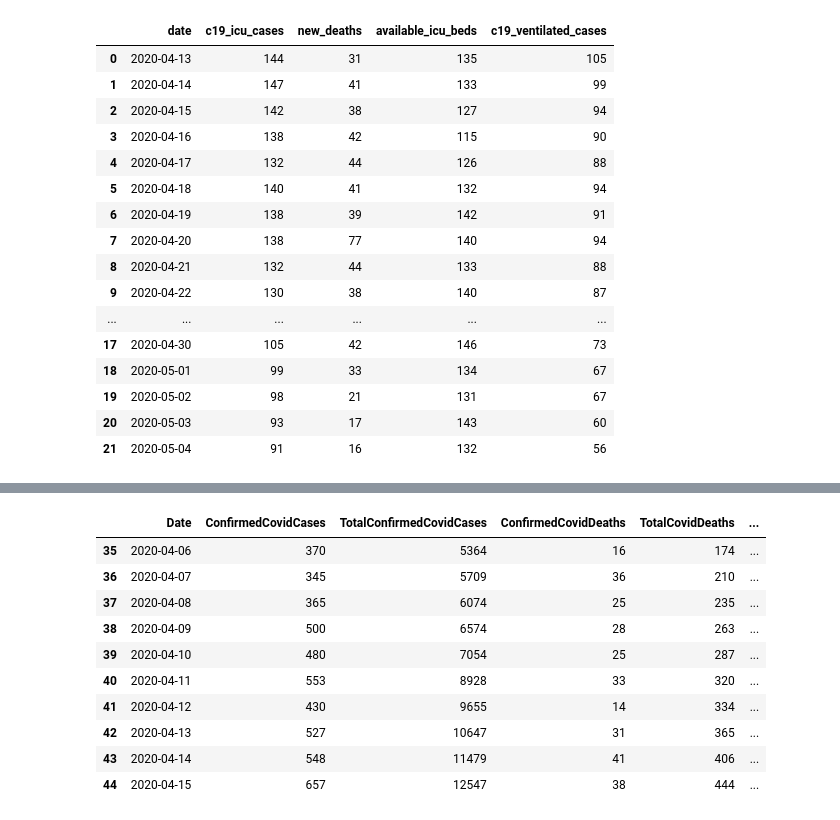
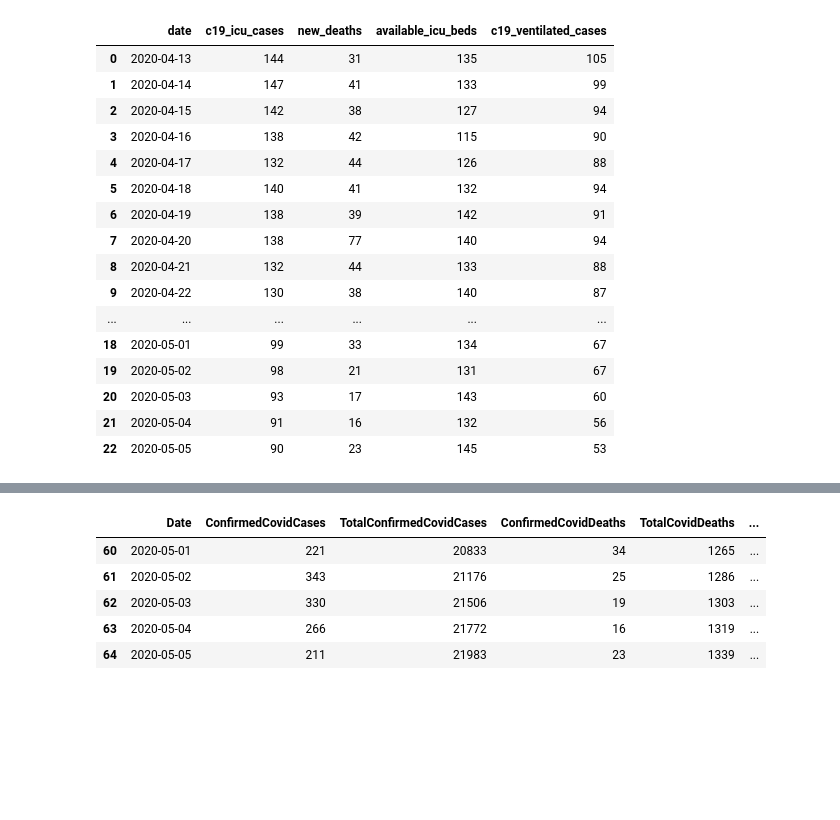
Before and after one commit to davidrelihan/ireland_covid19_analysis, a Jupyter notebook: ireland_c19_analysis.ipynb, the cells around one changed output, grey strips where cells are left out. Drawn from its saved outputs; the diff is of its cells as text; code cells hidden in the pictures; blank space fills up the shorter version.

```diff
--- a/ireland_c19_analysis.ipynb
+++ b/ireland_c19_analysis.ipynb
@@ -5,7 +5,7 @@ import matplotlib.dates as mdates
 
 df = pd.read_excel("data/ireland_hospital_c19_stats.xlsx", sheet_name=0)
 
-df = df[0:22]
+df = df[0:23]
 df
 # %% [output]
 |  | date | c19_icu_cases | new_deaths | available_icu_beds | c19_ventilated_cases |
@@ -20,11 +20,11 @@ df
 | 8 | 2020-04-21 | 132 | 44 | 133 | 88 |
 | 9 | 2020-04-22 | 130 | 38 | 140 | 87 |
 | ... | ... | ... | ... | ... | ... |
-| 17 | 2020-04-30 | 105 | 42 | 146 | 73 |
 | 18 | 2020-05-01 | 99 | 33 | 134 | 67 |
 | 19 | 2020-05-02 | 98 | 21 | 131 | 67 |
 | 20 | 2020-05-03 | 93 | 17 | 143 | 60 |
 | 21 | 2020-05-04 | 91 | 16 | 132 | 56 |
+| 22 | 2020-05-05 | 90 | 23 | 145 | 53 |
 # %%
 # ICU Cases vs Deaths
 x = df['date']
@@ -83,44 +83,39 @@ df_hspc = pd.read_csv("http://opendata-geohive.hub.arcgis.com/datasets/d8eb52d56
 df_hspc['Date'] = pd.to_datetime(df_hspc['Date'], unit='ms') # csv file date format was changed to milliseconds
 df_hspc['Datestr'] = df_hspc['Date'].dt.strftime('%d/%m')
 # add new hospital admissions
 HospitalisedAged5 = df_hspc["HospitalisedAged5"].diff().clip(0)
 df_hspc.insert(14, "HospitalisedAged5_new", HospitalisedAged5)
 
 HospitalisedAged5to14 = df_hspc["HospitalisedAged5to14"].diff().clip(0)
 df_hspc.insert(16, "HospitalisedAged5to14_new", HospitalisedAged5to14)
 # HospitalisedAged15to24
 HospitalisedAged15to24 = df_hspc["HospitalisedAged15to24"].diff().clip(0)
 df_hspc.insert(18, "HospitalisedAged15to24_new", HospitalisedAged15to24)
 # HospitalisedAged25to34
 HospitalisedAged25to34 = df_hspc["HospitalisedAged25to34"].diff().clip(0)
 df_hspc.insert(20, "HospitalisedAged25to34_new", HospitalisedAged25to34)
 # HospitalisedAged35to44
 HospitalisedAged35to44 = df_hspc["HospitalisedAged35to44"].diff().clip(0)
 df_hspc.insert(22, "HospitalisedAged35to44_new", HospitalisedAged35to44)
 # HospitalisedAged45to54
 HospitalisedAged45to54 = df_hspc["HospitalisedAged45to54"].diff().clip(0)
 df_hspc.insert(24, "HospitalisedAged45to54_new", HospitalisedAged45to54)
 # HospitalisedAged55to64
 HospitalisedAged55to64 = df_hspc["HospitalisedAged55to64"].diff().clip(0)
 df_hspc.insert(26, "HospitalisedAged55to64_new", HospitalisedAged55to64)
 # HospitalisedAged65up
 HospitalisedAged65up = df_hspc["HospitalisedAged65up"].diff().clip(0)
 df_hspc.insert(28, "HospitalisedAged65up_new", HospitalisedAged65up)
 
 df_hspc = df_hspc.tail(30)
-df_hspc[:10]
+df_hspc.tail()
 # %% [output]
 |  | Date | ConfirmedCovidCases | TotalConfirmedCovidCases | ConfirmedCovidDeaths | TotalCovidDeaths | ... |
-| 35 | 2020-04-06 | 370 | 5364 | 16 | 174 | ... |
-| 36 | 2020-04-07 | 345 | 5709 | 36 | 210 | ... |
-| 37 | 2020-04-08 | 365 | 6074 | 25 | 235 | ... |
-| 38 | 2020-04-09 | 500 | 6574 | 28 | 263 | ... |
-| 39 | 2020-04-10 | 480 | 7054 | 25 | 287 | ... |
-| 40 | 2020-04-11 | 553 | 8928 | 33 | 320 | ... |
-| 41 | 2020-04-12 | 430 | 9655 | 14 | 334 | ... |
-| 42 | 2020-04-13 | 527 | 10647 | 31 | 365 | ... |
-| 43 | 2020-04-14 | 548 | 11479 | 41 | 406 | ... |
-| 44 | 2020-04-15 | 657 | 12547 | 38 | 444 | ... |
+| 60 | 2020-05-01 | 221 | 20833 | 34 | 1265 | ... |
+| 61 | 2020-05-02 | 343 | 21176 | 25 | 1286 | ... |
+| 62 | 2020-05-03 | 330 | 21506 | 19 | 1303 | ... |
+| 63 | 2020-05-04 | 266 | 21772 | 16 | 1319 | ... |
+| 64 | 2020-05-05 | 211 | 21983 | 23 | 1339 | ... |
 # %%
 # Daily C19 Hospitilisation by age < 45
 x = df_hspc['Date']
```
